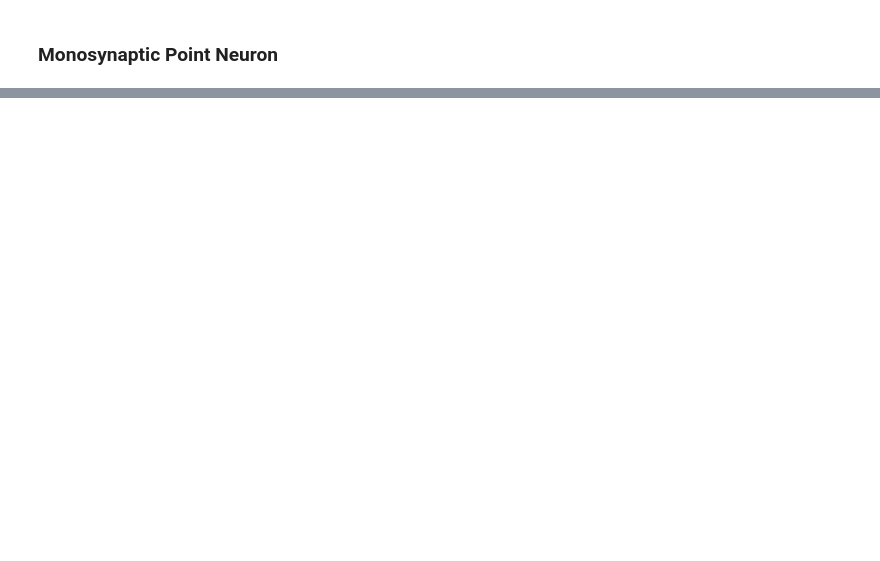
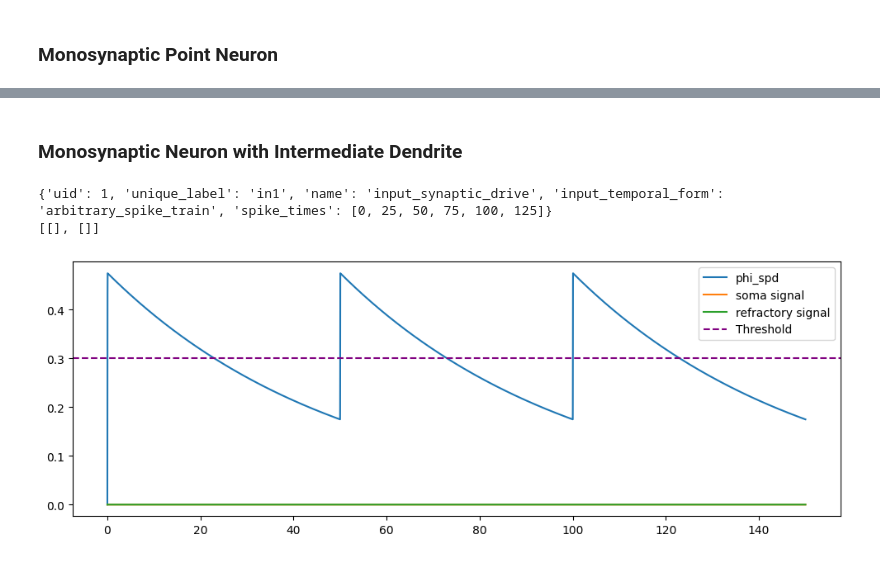
Before and after one commit to ryangitsit/sim_soens, a Jupyter notebook: neuron_motif_tour.ipynb, the cells around one changed output, grey strips where cells are left out. Cells and saved outputs as stored; diff of their text form; code cells hidden in the pictures; blank space fills up the shorter version.

```diff
--- a/neuron_motif_tour.ipynb
+++ b/neuron_motif_tour.ipynb
@@ -54,0 +86,32 @@ done running network time stepper. t_sim = 4.79596e-02s
+# %% [markdown]
+### Monosynaptic Neuron with Intermediate Dendrite
+# %%
+default_neuron_params['beta_ni'] = 2*np.pi*1e2
+default_neuron_params['ib_n'] = default_ib
+default_neuron_params['s_th'] = 0.3
+synaptic_structure = [[[0]],[[1]]]
+weights = [[[1]]]
+mono_dend = NeuralZoo(type="custom",weights=weights, synaptic_structure=synaptic_structure,**default_neuron_params)
+
+mono_dend.synapses[1][0][0].add_input(input.signals[0])
+print(mono_dend.dendrites[1][0][0].synaptic_inputs[1].input_signal.__dict__)
+net = network(name = 'network_under_test')
+net.add_neuron(mono_dend.neuron)
+net.run_sim(dt = .01, tf = 150)
+net.get_recordings()
+
+spd = mono_dend.synapses[1][0][0].phi_spd
+signal = mono_dend.dendrites[0][0][0].s
+ref = mono_dend.neuron.dend__ref.s
+
+plt.figure(figsize=(12,4))
+plt.plot(net.t,spd, label='phi_spd')
+plt.plot(net.t,signal, label='soma signal')
+plt.plot(net.t,ref, label='refractory signal')
+plt.axhline(y = mono_dend.s_th, color = 'purple', linestyle = '--',label='Threshold')
+plt.legend()
+plt.show()
+# %% [output]
+{'uid': 1, 'unique_label': 'in1', 'name': 'input_synaptic_drive', 'input_temporal_form': 'arbitrary_spike_train', 'spike_times': [0, 25, 50, 75, 100, 125]}
+[[], []]
+[figure, added]
```
Also changed, not shown: parts of 6 cells of this notebook, 5 other files.
